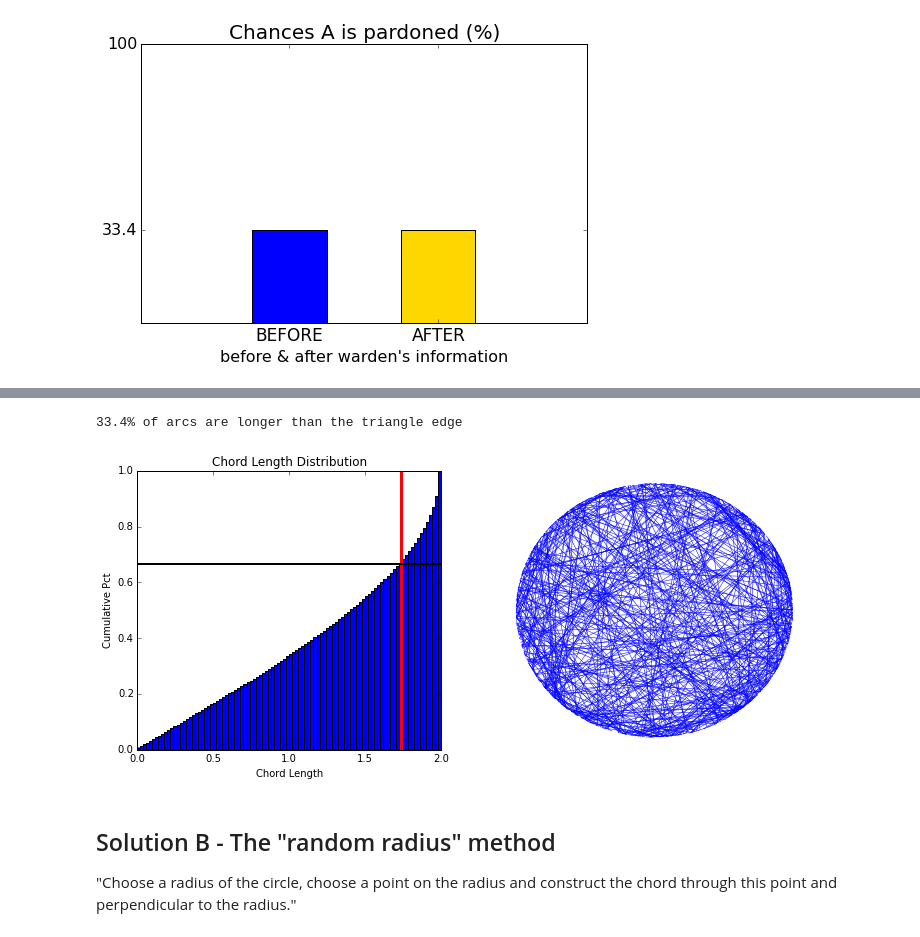
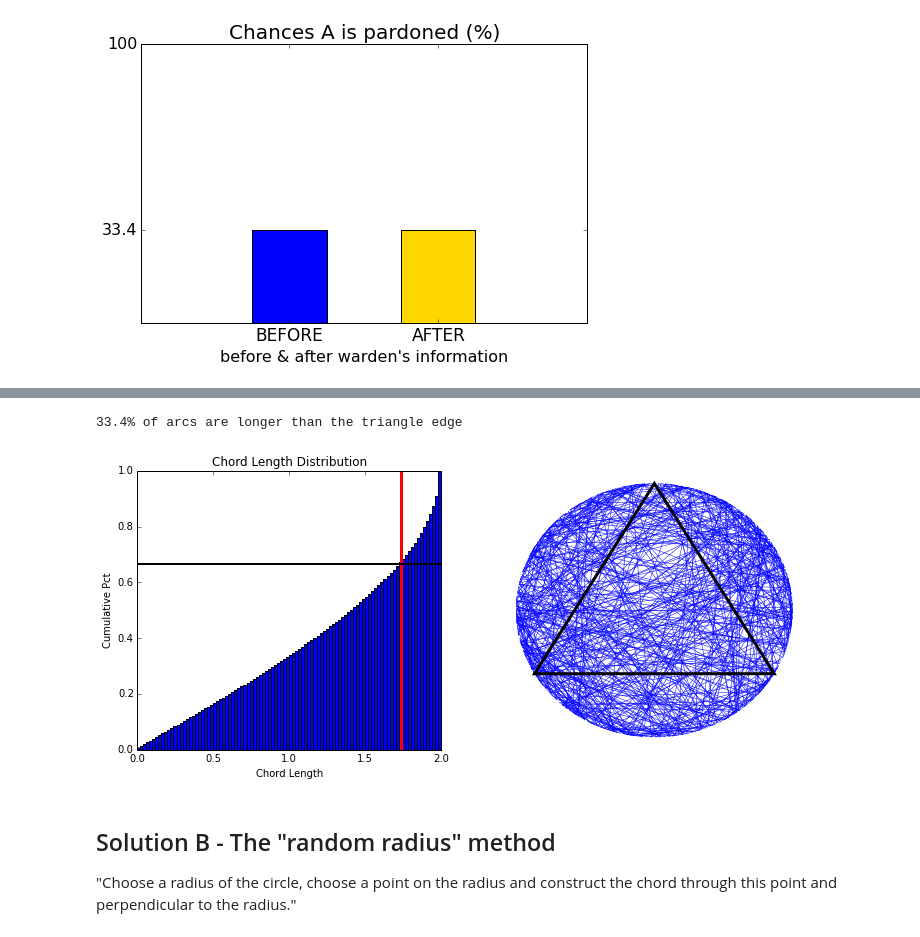
Before and after one commit to mmathioudakis/probability_playground, a Jupyter notebook: probability_playground.ipynb, the cells around one changed output, grey strips where cells are left out. Saved outputs shown, nothing was run; the diff lists cells and outputs as text; code cells hidden in the pictures.

```diff
--- a/probability_playground.ipynb
+++ b/probability_playground.ipynb
@@ -269,35 +286,36 @@ solution_A_pct = 100*sum(lengths > triangle_edge_length) / N
 print("{0:.1f}% of arcs are longer than the triangle edge".format(solution_A_pct))
 
 
 ###
 
 ## plots
 fig, ax = plt.subplots(1, 2, figsize = (12, 5))
 
 # plot distribution of chord lengths
 _n, _bins, _patches = ax[0].hist(lengths, bins = 100, range = (0, 2*R),
                                  cumulative = True, normed = True)
 _tmp = ax[0].set(title = "Chord Length Distribution", xlabel = 'Chord Length',
                  ylabel = 'Cumulative Pct', ylim = (0, max(_n)))
 _tmp = ax[0].plot((triangle_edge_length, triangle_edge_length), (0, max(_n)),
                   c = "red", linewidth = 3)
 _tmp = ax[0].plot((0, 2*R), (1 - solution_A_pct/100, 1 - solution_A_pct/100),
                  color = 'black', linewidth = 2)
 
 
 # plot sample of M (out of N) chords
 M = min(500, N)
 chords_A = [patches.PathPatch(patches.Path([sol_A_coord_a[i], sol_A_coord_b[i]],
             [patches.Path.MOVETO, patches.Path.LINETO]), edgecolor = "blue",
             lw = 0.5, fill = False) for i in range(M)]
 _tmp = ax[1].set(xlim = (-1.1, 1.1), ylim = (-1.1, 1.1))
 for chord in chords_A:
     _tmp = ax[1].add_patch(chord)
-
+triangle = patches.RegularPolygon((0,0), 3, 1, lw = 3, fill = False)
+_tmp = ax[1].add_patch(triangle)
 _tmp = ax[1].axis('off')
 # %% [output]
 33.4% of arcs are longer than the triangle edge
-[figure, old version]
+[figure, new version]
 # %% [markdown]
 ## Solution B - The "random radius" method
 
```
Also changed, not shown: parts of 11 cells of this notebook, 1 other file.
